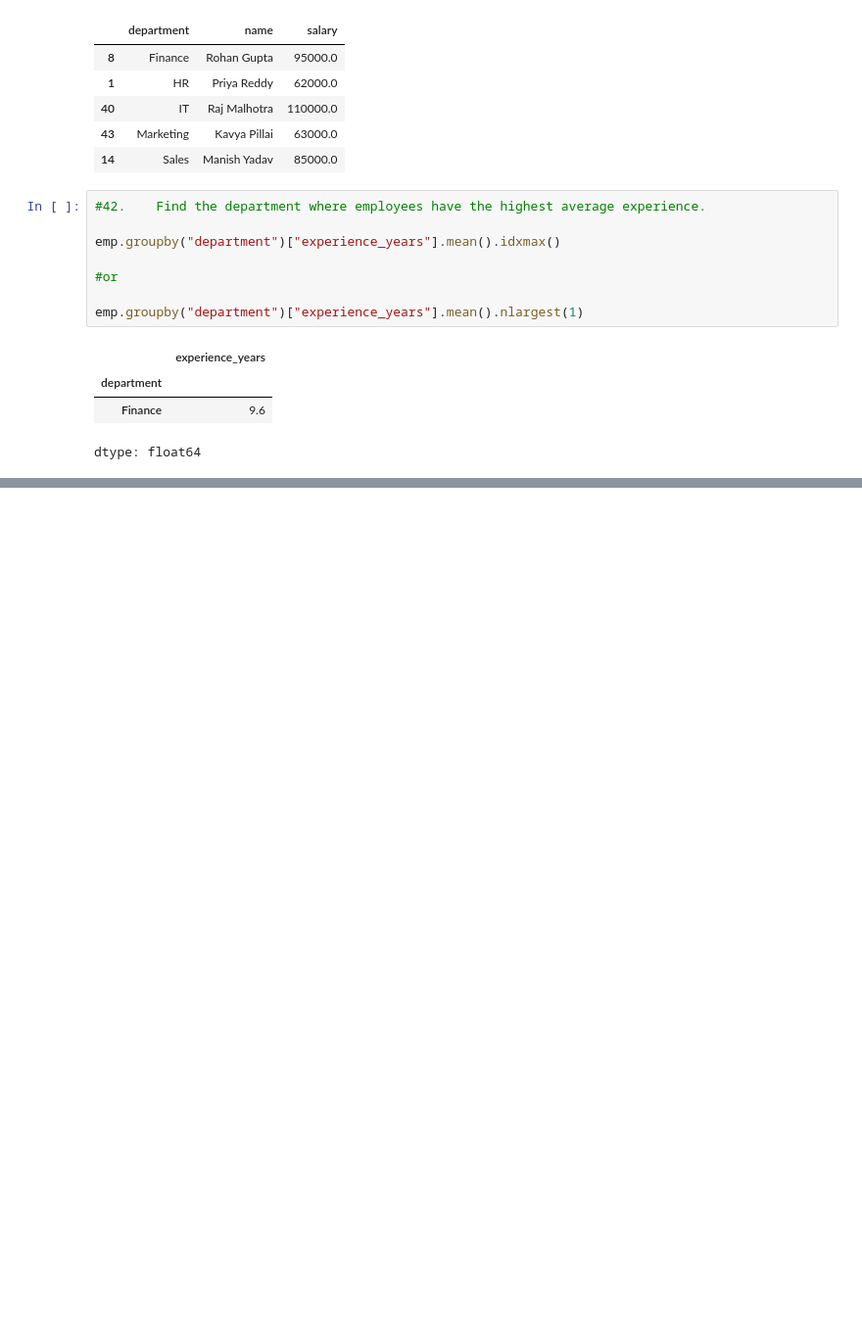
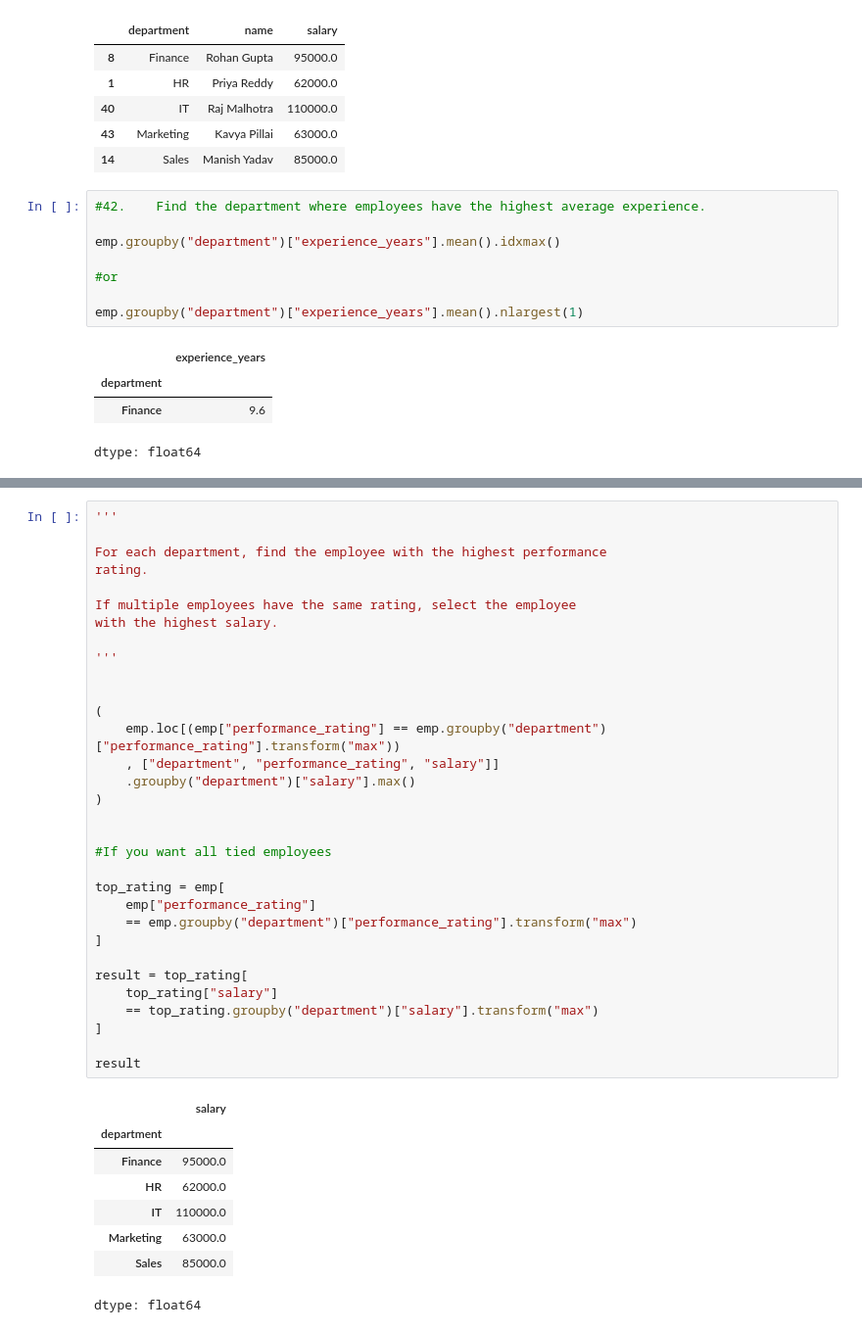
Before and after one commit to Vasista-G/GoogleCollab_Python, a Jupyter notebook: Pandaslearn.ipynb, the cells around one changed output, grey strips where cells are left out. Shown at 98% size. Cells and saved outputs as stored; diff of their text form; blank space fills up the shorter version.

```diff
--- a/Pandaslearn.ipynb
+++ b/Pandaslearn.ipynb
@@ -378,0 +387,41 @@ dtype: float64
+# %%
+'''
+
+For each department, find the employee with the highest performance
+rating.
+
+If multiple employees have the same rating, select the employee
+with the highest salary.
+
+'''
+
+
+(
+    emp.loc[(emp["performance_rating"] == emp.groupby("department")["performance_rating"].transform("max"))
+    , ["department", "performance_rating", "salary"]]
+    .groupby("department")["salary"].max()
+)
+
+
+#If you want all tied employees
+
+top_rating = emp[
+    emp["performance_rating"]
+    == emp.groupby("department")["performance_rating"].transform("max")
+]
+
+result = top_rating[
+    top_rating["salary"]
+    == top_rating.groupby("department")["salary"].transform("max")
+]
+
+result
+# %% [output]
+|  | salary |
+| department |  |
+| Finance | 95000.0 |
+| HR | 62000.0 |
+| IT | 110000.0 |
+| Marketing | 63000.0 |
+| Sales | 85000.0 |
+dtype: float64
```
Also changed, not shown: parts of 2 cells of this notebook.
